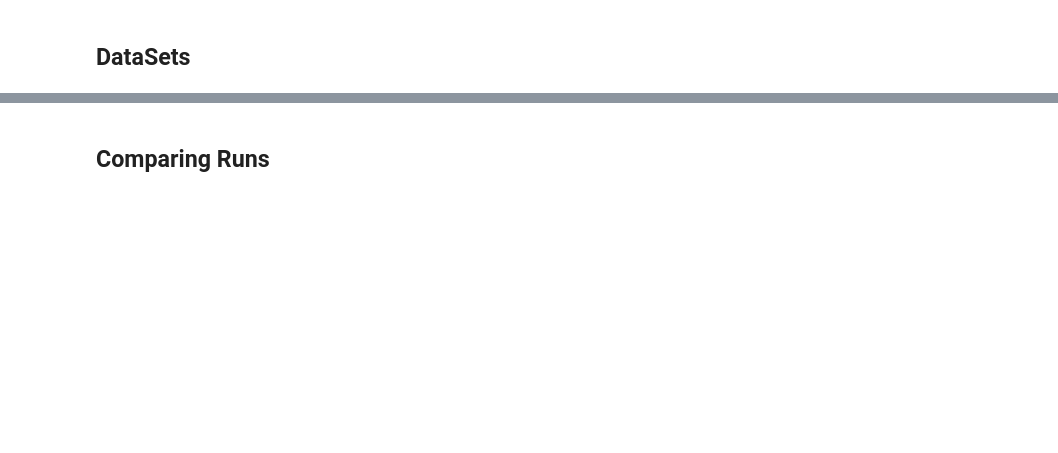
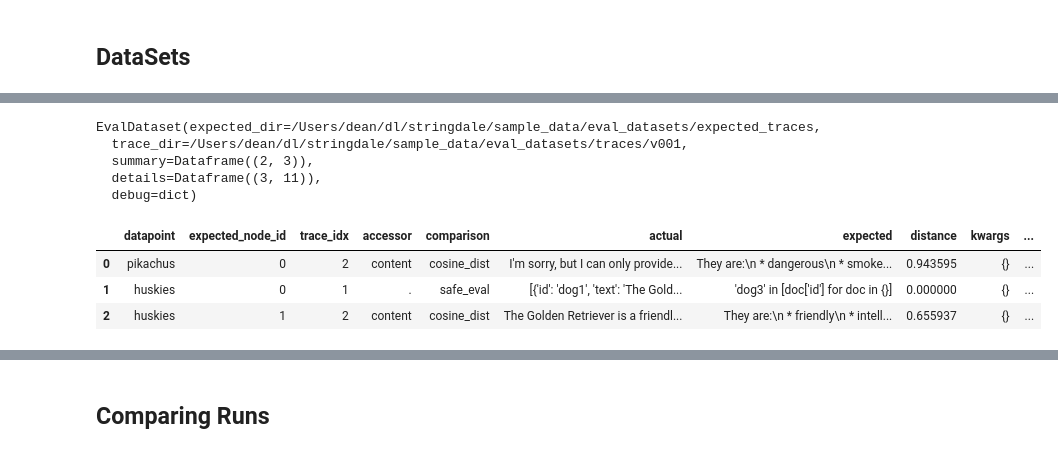
Before and after one commit to DeanLight/stringdale, a Jupyter notebook: nbs/017_eval.ipynb, the cells around one changed output, grey strips where cells are left out. Saved outputs shown, nothing was run; the diff lists cells and outputs as text; code cells hidden in the pictures; blank space fills up the shorter version.

```diff
--- a/nbs/017_eval.ipynb
+++ b/nbs/017_eval.ipynb
@@ -272,0 +396,4 @@ debug_info['0'][2]
+# %%
+#| export
+def _trace_out_path(expected_yaml:Path,expected_dir:Path,trace_dir:Path):
+    return trace_dir / expected_yaml.relative_to(expected_dir).with_suffix(".jsonl")
@@ -272,0 +490,37 @@ debug_info['0'][2]
+# %%
+expected_dir = get_git_root() / "sample_data" / "eval_datasets" / "expected_traces"
+trace_dir = get_git_root() / "sample_data" / "eval_datasets" / "traces"
+conf_dir = get_git_root() / "sample_data" / "eval_datasets" / "agent_configs"
+
+
+comparisons = {
+    'eq':eq,
+    'eval':safe_eval,
+    'cosine_dist':cosine_dist,
+    # TODO make a chat_eval where you can put the system prompt as a kwarg
+}
+
+default_comparison = cosine_dist
+# %%
+with checkLogs(level='INFO'):
+    ds1 = await eval_dataset(
+        Agent=load_agent(conf_dir/'v001'),
+        expected_dir=expected_dir,
+        trace_dir=trace_dir/'v001',
+        comparisons=comparisons,
+        default_comparison=default_comparison,
+        )
+
+    ds2 = await eval_dataset(
+        Agent=load_agent(conf_dir/'v002'),
+        expected_dir=expected_dir,
+        trace_dir=trace_dir/'v002',
+        comparisons=comparisons,
+        default_comparison=default_comparison)
+
+    ds3 = await eval_dataset(
+        Agent=load_agent(conf_dir/'v003'),
+        expected_dir=expected_dir,
+        trace_dir=trace_dir/'v003',
+        comparisons=comparisons,
+        default_comparison=default_comparison)
@@ -272,0 +537,15 @@ debug_info['0'][2]
+# %%
+ds1
+# %% [output]
+EvalDataset(expected_dir=/Users/dean/dl/stringdale/sample_data/eval_datasets/expected_traces,
+  trace_dir=/Users/dean/dl/stringdale/sample_data/eval_datasets/traces/v001,
+  summary=Dataframe((2, 3)),
+  details=Dataframe((3, 11)),
+  debug=dict)
+# %%
+ds1.details
+# %% [output]
+|  | datapoint | expected_node_id | trace_idx | accessor | comparison | actual | expected | distance | kwargs | ... |
+| 0 | pikachus | 0 | 2 | content | cosine_dist | I'm sorry, but I can only provide... | They are:\n * dangerous\n * smoke... | 0.943595 | {} | ... |
+| 1 | huskies | 0 | 1 | . | safe_eval | [{'id': 'dog1', 'text': 'The Gold... | 'dog3' in [doc['id'] for doc in {}] | 0.000000 | {} | ... |
+| 2 | huskies | 1 | 2 | content | cosine_dist | The Golden Retriever is a friendl... | They are:\n * friendly\n * intell... | 0.655937 | {} | ... |
```
Also changed, not shown: parts of 55 cells of this notebook, 24 other files.
